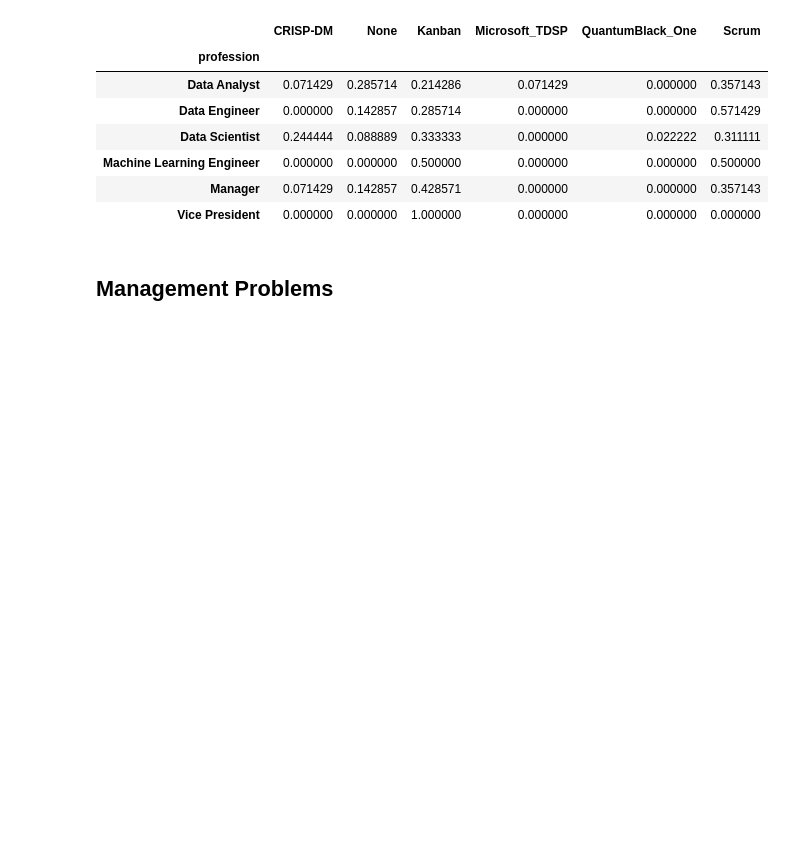
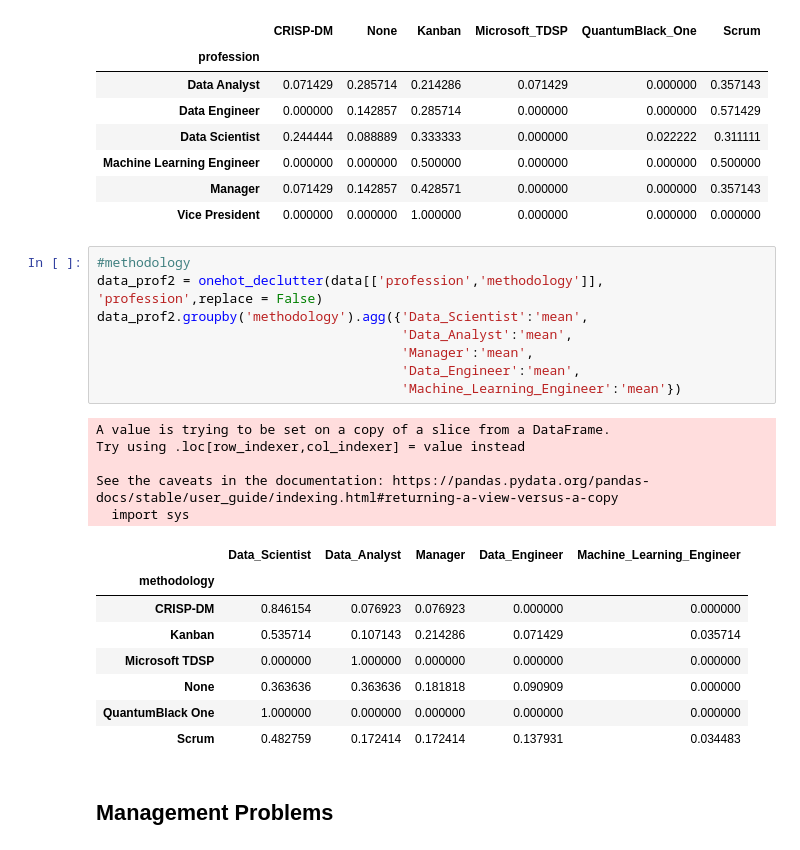
Before and after one commit to welberthdouglas/DS_projects_survey, a Jupyter notebook: EDA_survey.ipynb, the cells around one changed output. Drawn from its saved outputs; the diff is of its cells as text; blank space fills up the shorter version.

```diff
--- a/EDA_survey.ipynb
+++ b/EDA_survey.ipynb
@@ -253,6 +294,28 @@ See the caveats in the documentation: https://pandas.pydata.org/pandas-docs/stab
 | Machine Learning Engineer | 0.000000 | 0.000000 | 0.500000 | 0.000000 | 0.000000 | 0.500000 |
 | Manager | 0.071429 | 0.142857 | 0.428571 | 0.000000 | 0.000000 | 0.357143 |
 | Vice President | 0.000000 | 0.000000 | 1.000000 | 0.000000 | 0.000000 | 0.000000 |
+# %%
+#methodology
+data_prof2 = onehot_declutter(data[['profession','methodology']], 'profession',replace = False)
+data_prof2.groupby('methodology').agg({'Data_Scientist':'mean',
+                                       'Data_Analyst':'mean',
+                                       'Manager':'mean',
+                                       'Data_Engineer':'mean',
+                                       'Machine_Learning_Engineer':'mean'})
+# %% [output]
+A value is trying to be set on a copy of a slice from a DataFrame.
+Try using .loc[row_indexer,col_indexer] = value instead
+
+See the caveats in the documentation: https://pandas.pydata.org/pandas-docs/stable/user_guide/indexing.html#returning-a-view-versus-a-copy
+  import sys
+|  | Data_Scientist | Data_Analyst | Manager | Data_Engineer | Machine_Learning_Engineer |
+| methodology |  |  |  |  |  |
+| CRISP-DM | 0.846154 | 0.076923 | 0.076923 | 0.000000 | 0.000000 |
+| Kanban | 0.535714 | 0.107143 | 0.214286 | 0.071429 | 0.035714 |
+| Microsoft TDSP | 0.000000 | 1.000000 | 0.000000 | 0.000000 | 0.000000 |
+| None | 0.363636 | 0.363636 | 0.181818 | 0.090909 | 0.000000 |
+| QuantumBlack One | 1.000000 | 0.000000 | 0.000000 | 0.000000 | 0.000000 |
+| Scrum | 0.482759 | 0.172414 | 0.172414 | 0.137931 | 0.034483 |
 # %% [markdown]
 ## Management Problems
 # %%
```
Also changed, not shown: parts of 9 cells of this notebook, 2 other files.
